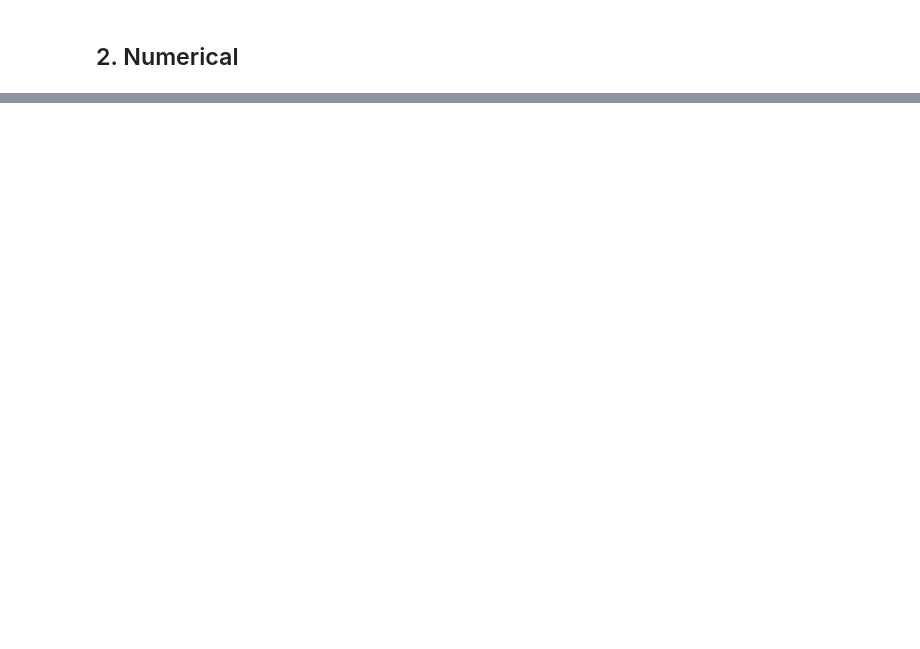
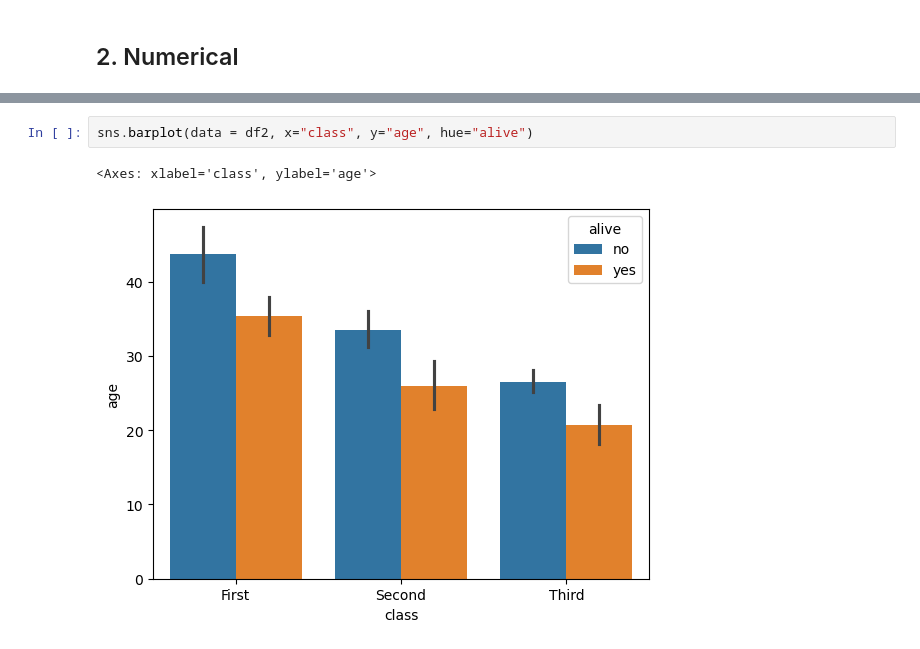
Before and after one commit to Ravishankarbhange/Data-Analysis-Course, a Jupyter notebook: Visualization.ipynb, the cells around one changed output, grey strips where cells are left out. Drawn from its saved outputs; the diff is of its cells as text; blank space fills up the shorter version.

```diff
--- a/Visualization.ipynb
+++ b/Visualization.ipynb
@@ -142,0 +199,5 @@ df["neighbourhood_group"].value_counts().plot(kind="pie",autopct="%.2f")
+# %%
+sns.barplot(data = df2, x="class", y="age", hue="alive")
+# %% [output]
+<Axes: xlabel='class', ylabel='age'>
+[figure, added]
```
Also changed, not shown: parts of 26 cells of this notebook.
